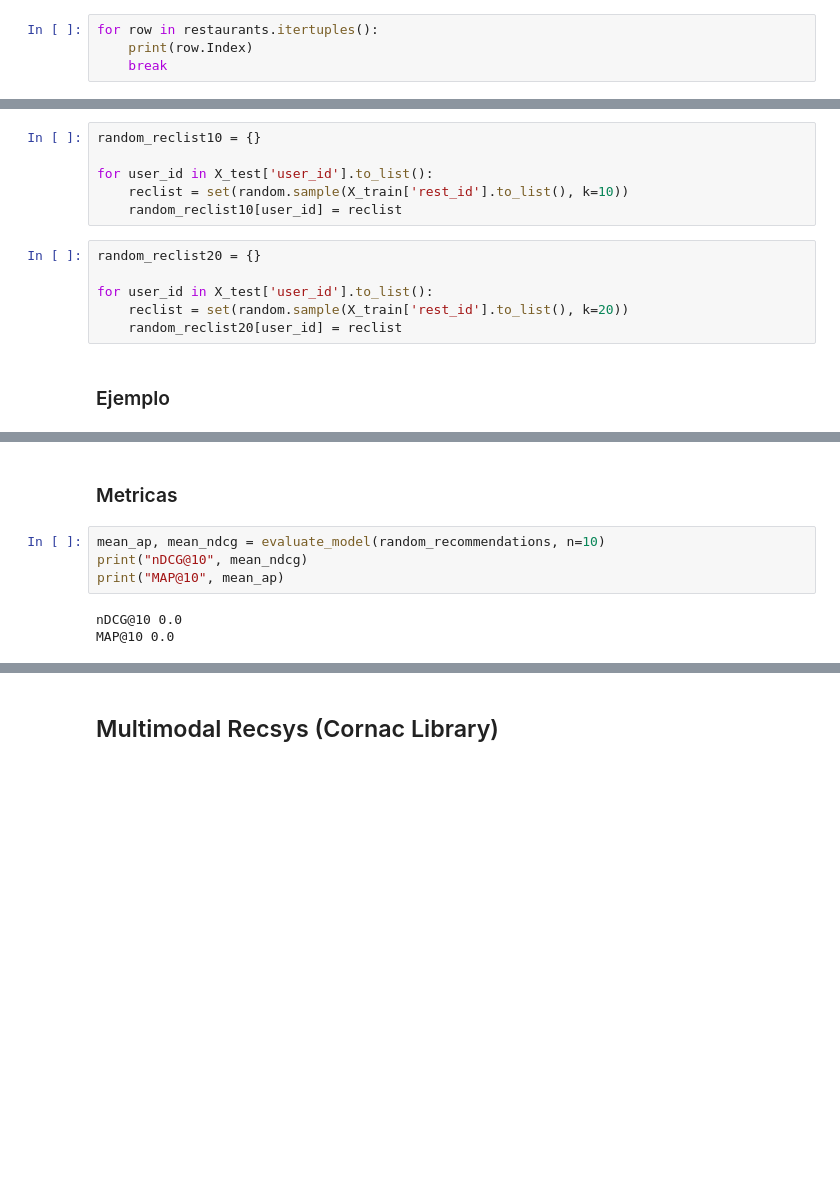
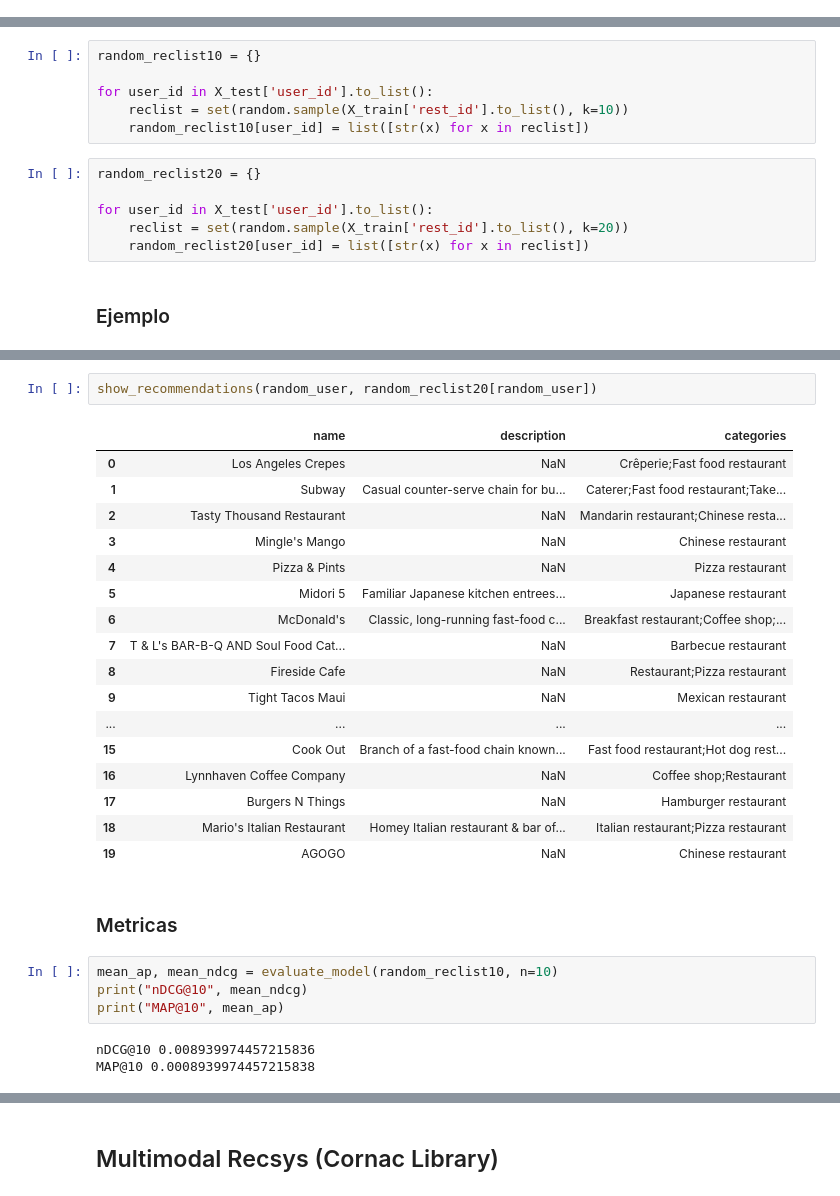
Before and after one commit to pedrozavalat/iic3633-proyecto, a Jupyter notebook: iic3633_v1_models_baselines.ipynb, the cells around one changed output, grey strips where cells are left out. Cells and saved outputs as stored; diff of their text form; blank space fills up the shorter version.

```diff
--- a/iic3633_v1_models_baselines.ipynb
+++ b/iic3633_v1_models_baselines.ipynb
@@ -219,7 +237,3 @@ mp_reclist20, map20, ndcg20 = model_mp.testrec(
 )
 # %% [markdown]
 ### Ejemplo
-# %%
-for row in restaurants.itertuples():
-    print(row.Index)
-    break
@@ -370,12 +372,12 @@ random_reclist10 = {}
 
 for user_id in X_test['user_id'].to_list():
     reclist = set(random.sample(X_train['rest_id'].to_list(), k=10))
-    random_reclist10[user_id] = reclist
+    random_reclist10[user_id] = list([str(x) for x in reclist])
 # %%
 random_reclist20 = {}
 
 for user_id in X_test['user_id'].to_list():
     reclist = set(random.sample(X_train['rest_id'].to_list(), k=20))
-    random_reclist20[user_id] = reclist
+    random_reclist20[user_id] = list([str(x) for x in reclist])
 # %% [markdown]
 ### Ejemplo
@@ -398,9 +411,29 @@ show_recommendations(user_2, random_recommendations[user_2])
+# %%
+show_recommendations(random_user, random_reclist20[random_user])
+# %% [output]
+|  | name | description | categories |
+| 0 | Los Angeles Crepes | NaN | Crêperie;Fast food restaurant |
+| 1 | Subway | Casual counter-serve chain for bu... | Caterer;Fast food restaurant;Take... |
+| 2 | Tasty Thousand Restaurant | NaN | Mandarin restaurant;Chinese resta... |
+| 3 | Mingle's Mango | NaN | Chinese restaurant |
+| 4 | Pizza & Pints | NaN | Pizza restaurant |
+| 5 | Midori 5 | Familiar Japanese kitchen entrees... | Japanese restaurant |
+| 6 | McDonald's | Classic, long-running fast-food c... | Breakfast restaurant;Coffee shop;... |
+| 7 | T & L's BAR-B-Q AND Soul Food Cat... | NaN | Barbecue restaurant |
+| 8 | Fireside Cafe | NaN | Restaurant;Pizza restaurant |
+| 9 | Tight Tacos Maui | NaN | Mexican restaurant |
+| ... | ... | ... | ... |
+| 15 | Cook Out | Branch of a fast-food chain known... | Fast food restaurant;Hot dog rest... |
+| 16 | Lynnhaven Coffee Company | NaN | Coffee shop;Restaurant |
+| 17 | Burgers N Things | NaN | Hamburger restaurant |
+| 18 | Mario's Italian Restaurant | Homey Italian restaurant & bar of... | Italian restaurant;Pizza restaurant |
+| 19 | AGOGO | NaN | Chinese restaurant |
 # %% [markdown]
 ### Metricas
 # %%
-mean_ap, mean_ndcg = evaluate_model(random_recommendations, n=10)
+mean_ap, mean_ndcg = evaluate_model(random_reclist10, n=10)
 print("nDCG@10", mean_ndcg)
 print("MAP@10", mean_ap)
 # %% [output]
-nDCG@10 0.0
-MAP@10 0.0
+nDCG@10 0.008939974457215836
+MAP@10 0.0008939974457215838
```
Also changed, not shown: parts of 12 cells of this notebook.
